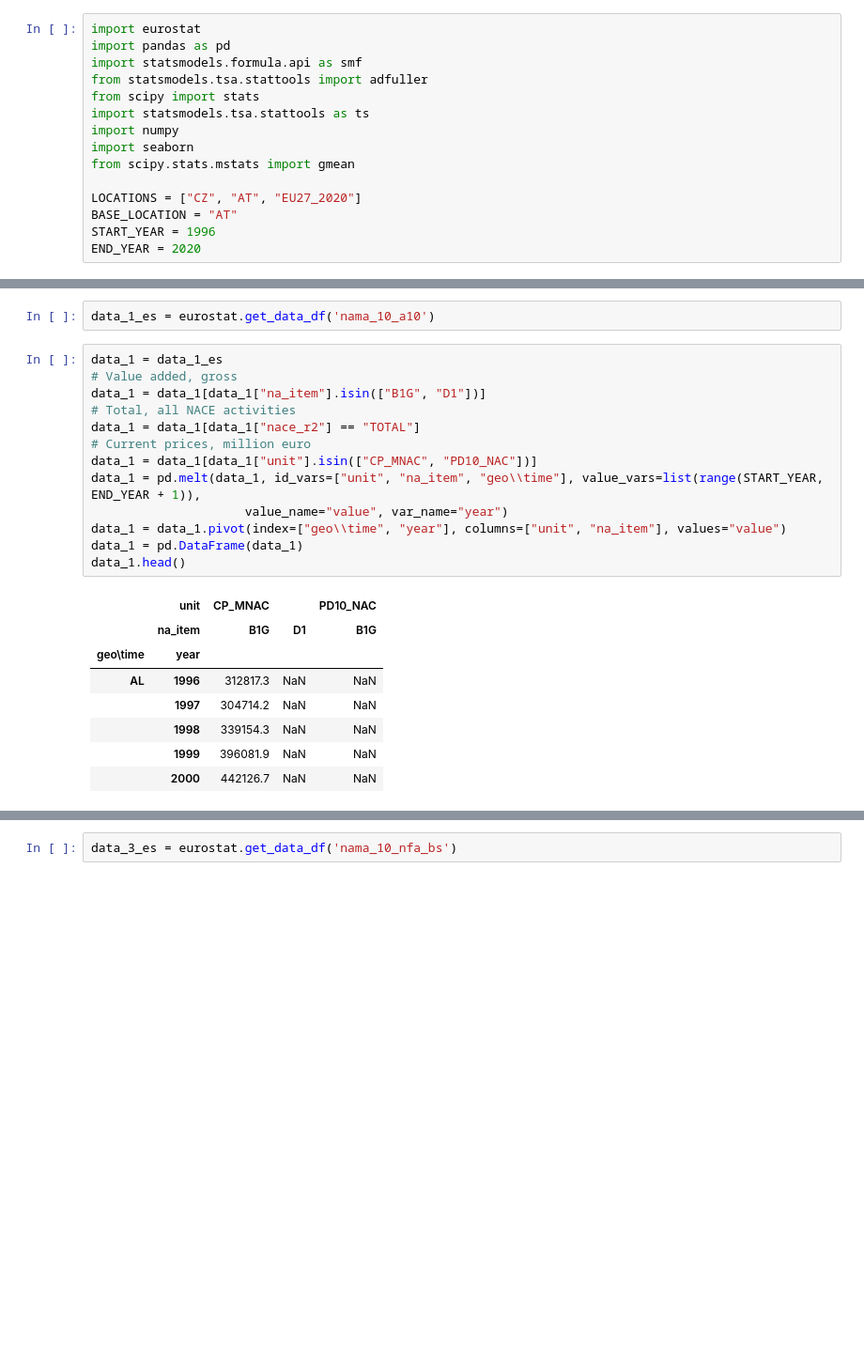
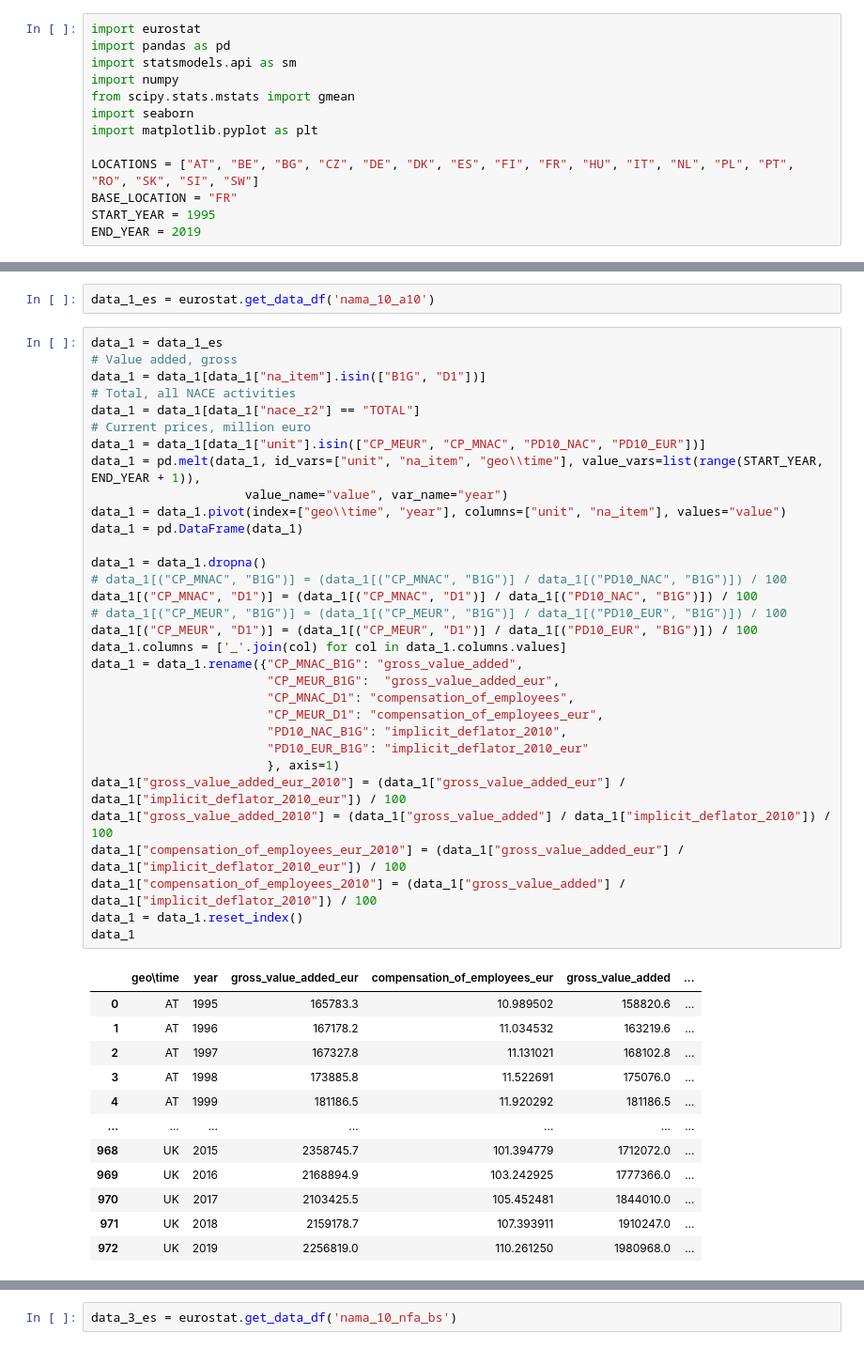
Before and after one commit to pesikj/macroeconomic-analysis, a Jupyter notebook: presentation_03.ipynb, the cells around one changed output, grey strips where cells are left out. Shown: that part at 94% size. Cells and saved outputs as stored; diff of their text form; blank space fills up the shorter version.

```diff
--- a/presentation_03.ipynb
+++ b/presentation_03.ipynb
@@ -15,18 +15,16 @@ Pro odhad byly použity následující hodnoty:
 # %%
 import eurostat
 import pandas as pd
-import statsmodels.formula.api as smf
-from statsmodels.tsa.stattools import adfuller
-from scipy import stats
-import statsmodels.tsa.stattools as ts
+import statsmodels.api as sm
 import numpy
+from scipy.stats.mstats import gmean
 import seaborn
-from scipy.stats.mstats import gmean
+import matplotlib.pyplot as plt
 
-LOCATIONS = ["CZ", "AT", "EU27_2020"]
-BASE_LOCATION = "AT"
-START_YEAR = 1996
-END_YEAR = 2020
+LOCATIONS = ["AT", "BE", "BG", "CZ", "DE", "DK", "ES", "FI", "FR", "HU", "IT", "NL", "PL", "PT", "RO", "SK", "SI", "SW"]
+BASE_LOCATION = "FR"
+START_YEAR = 1995
+END_YEAR = 2019
 # %% [markdown]
 ### Hrubá přidaná hodnota (Gross Value Added)
 
@@ -36,22 +34,45 @@ data_1_es = eurostat.get_data_df('nama_10_a10')
 # %%
 data_1 = data_1_es
 # Value added, gross
 data_1 = data_1[data_1["na_item"].isin(["B1G", "D1"])]
 # Total, all NACE activities
 data_1 = data_1[data_1["nace_r2"] == "TOTAL"]
 # Current prices, million euro
-data_1 = data_1[data_1["unit"].isin(["CP_MNAC", "PD10_NAC"])]
+data_1 = data_1[data_1["unit"].isin(["CP_MEUR", "CP_MNAC", "PD10_NAC", "PD10_EUR"])]
 data_1 = pd.melt(data_1, id_vars=["unit", "na_item", "geo\\time"], value_vars=list(range(START_YEAR, END_YEAR + 1)),
                      value_name="value", var_name="year")
 data_1 = data_1.pivot(index=["geo\\time", "year"], columns=["unit", "na_item"], values="value")
 data_1 = pd.DataFrame(data_1)
-data_1.head()
+
+data_1 = data_1.dropna()
+# data_1[("CP_MNAC", "B1G")] = (data_1[("CP_MNAC", "B1G")] / data_1[("PD10_NAC", "B1G")]) / 100
+data_1[("CP_MNAC", "D1")] = (data_1[("CP_MNAC", "D1")] / data_1[("PD10_NAC", "B1G")]) / 100
+# data_1[("CP_MEUR", "B1G")] = (data_1[("CP_MEUR", "B1G")] / data_1[("PD10_EUR", "B1G")]) / 100
+data_1[("CP_MEUR", "D1")] = (data_1[("CP_MEUR", "D1")] / data_1[("PD10_EUR", "B1G")]) / 100
+data_1.columns = ['_'.join(col) for col in data_1.columns.values]
+data_1 = data_1.rename({"CP_MNAC_B1G": "gross_value_added",
+                        "CP_MEUR_B1G":  "gross_value_added_eur",
+                        "CP_MNAC_D1": "compensation_of_employees",
+                        "CP_MEUR_D1": "compensation_of_employees_eur",
+                        "PD10_NAC_B1G": "implicit_deflator_2010",
+                        "PD10_EUR_B1G": "implicit_deflator_2010_eur"
+                        }, axis=1)
+data_1["gross_value_added_eur_2010"] = (data_1["gross_value_added_eur"] / data_1["implicit_deflator_2010_eur"]) / 100
+data_1["gross_value_added_2010"] = (data_1["gross_value_added"] / data_1["implicit_deflator_2010"]) / 100
+data_1["compensation_of_employees_eur_2010"] = (data_1["gross_value_added_eur"] / data_1["implicit_deflator_2010_eur"]) / 100
+data_1["compensation_of_employees_2010"] = (data_1["gross_value_added"] / data_1["implicit_deflator_2010"]) / 100
+data_1 = data_1.reset_index()
+data_1
 # %% [output]
-|  | unit | CP_MNAC |  | PD10_NAC |
-|  | na_item | B1G | D1 | B1G |
-| geo\time | year |  |  |  |
-| AL | 1996 | 312817.3 | NaN | NaN |
-|  | 1997 | 304714.2 | NaN | NaN |
-|  | 1998 | 339154.3 | NaN | NaN |
-|  | 1999 | 396081.9 | NaN | NaN |
-|  | 2000 | 442126.7 | NaN | NaN |
+|  | geo\time | year | gross_value_added_eur | compensation_of_employees_eur | gross_value_added | ... |
+| 0 | AT | 1995 | 165783.3 | 10.989502 | 158820.6 | ... |
+| 1 | AT | 1996 | 167178.2 | 11.034532 | 163219.6 | ... |
+| 2 | AT | 1997 | 167327.8 | 11.131021 | 168102.8 | ... |
+| 3 | AT | 1998 | 173885.8 | 11.522691 | 175076.0 | ... |
+| 4 | AT | 1999 | 181186.5 | 11.920292 | 181186.5 | ... |
+| ... | ... | ... | ... | ... | ... | ... |
+| 968 | UK | 2015 | 2358745.7 | 101.394779 | 1712072.0 | ... |
+| 969 | UK | 2016 | 2168894.9 | 103.242925 | 1777366.0 | ... |
+| 970 | UK | 2017 | 2103425.5 | 105.452481 | 1844010.0 | ... |
+| 971 | UK | 2018 | 2159178.7 | 107.393911 | 1910247.0 | ... |
+| 972 | UK | 2019 | 2256819.0 | 110.261250 | 1980968.0 | ... |
```
Also changed, not shown: parts of 32 cells of this notebook.
